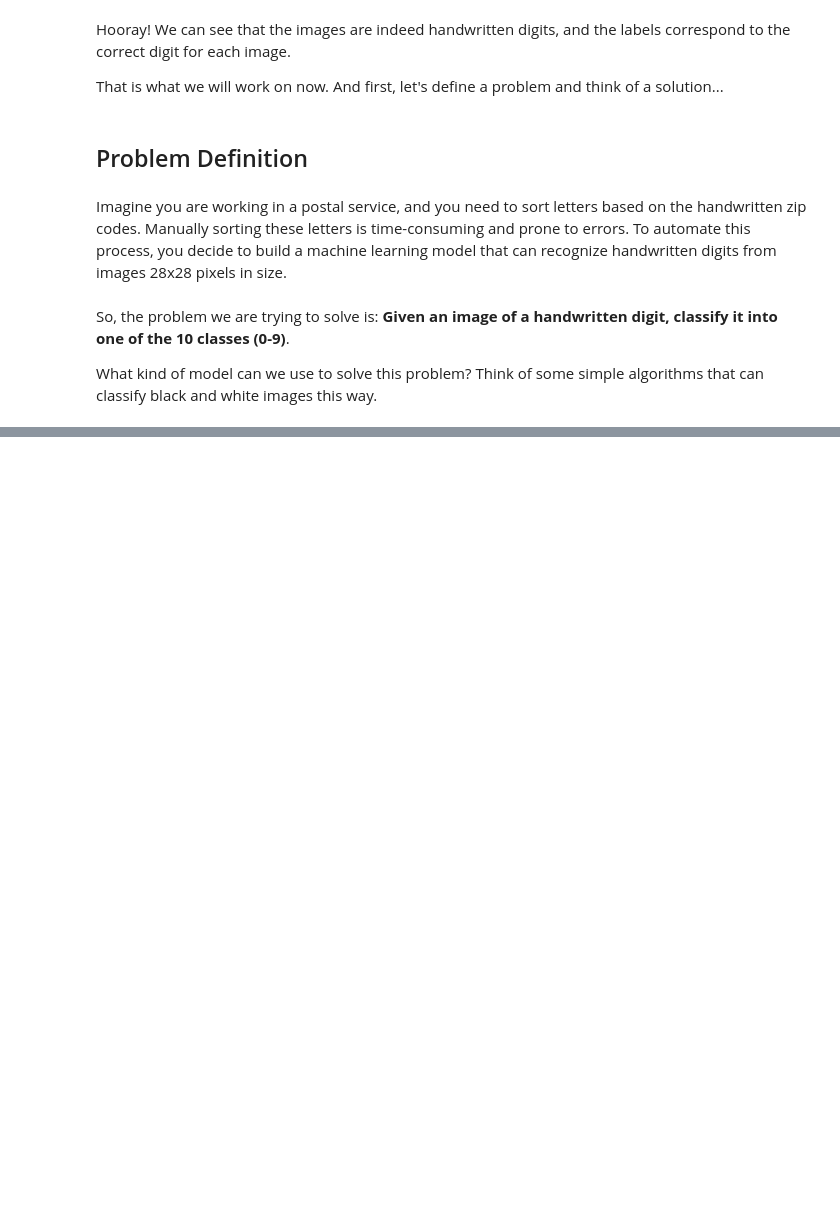
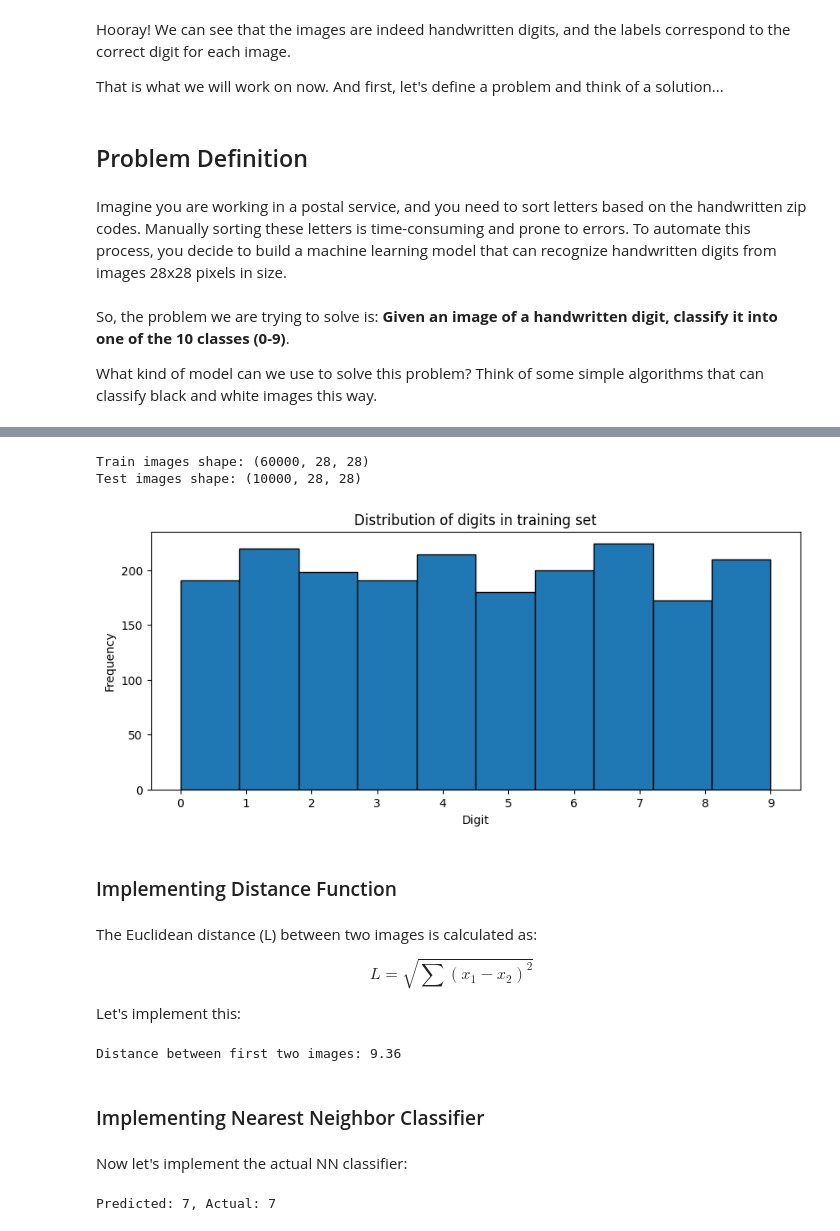
Before and after one commit to sl4shuur/KSE-rocket-science-club, a Jupyter notebook: notebooks/01_first_DL_model.ipynb, the cells around one changed output, grey strips where cells are left out. Cells and saved outputs as stored; diff of their text form; code cells hidden in the pictures; blank space fills up the shorter version.

Commit message:
feat: KNN classifier implementation from scratch

```diff
--- a/notebooks/01_first_DL_model.ipynb
+++ b/notebooks/01_first_DL_model.ipynb
@@ -117,0 +137,43 @@ What kind of model can we use to solve this problem? Think of some simple algori
+# %%
+# Convert dataset to numpy arrays
+train_images = np.array([np.array(sample["image"]) for sample in train_dataset])
+train_labels = np.array([sample["label"] for sample in train_dataset])
+
+test_images = np.array([np.array(sample["image"]) for sample in test_dataset])
+test_labels = np.array([sample["label"] for sample in test_dataset])
+
+# Normalize pixel values to [0, 1] range
+train_images = train_images / 255.0
+test_images = test_images / 255.0
+
+print(f"Train images shape: {train_images.shape}")
+print(f"Test images shape: {test_images.shape}")
+# %% [output]
+Train images shape: (60000, 28, 28)
+Test images shape: (10000, 28, 28)
+# %%
+# Subsample for faster experimentation
+train_images_small = train_images[:2000]
+train_labels_small = train_labels[:2000]
+
+test_images_small = test_images[:1000]
+test_labels_small = test_labels[:1000]
+# %%
+# Check class distribution
+plt.figure(figsize=(10, 4))
+plt.hist(train_labels_small, bins=10, edgecolor="black")
+plt.xlabel("Digit")
+plt.ylabel("Frequency")
+plt.title("Distribution of digits in training set")
+plt.xticks(range(10))
+plt.show()
+# %% [output]
+[figure, added]
+# %% [markdown]
+### Implementing Distance Function
+# %% [markdown]
+The Euclidean distance (L) between two images is calculated as:
+
+$$L = \sqrt{\sum{(x_1 - x_2)^2}}$$
+
+Let's implement this:
@@ -117,0 +193,10 @@ What kind of model can we use to solve this problem? Think of some simple algori
+# %%
+# Test the distance function
+dist_same = euclidean_distance(train_images_small[0], train_images_small[1])
+print(f"Distance between first two images: {dist_same:.2f}")
+# %% [output]
+Distance between first two images: 9.36
+# %% [markdown]
+### Implementing Nearest Neighbor Classifier
+# %% [markdown]
+Now let's implement the actual NN classifier:
@@ -117,0 +226,9 @@ What kind of model can we use to solve this problem? Think of some simple algori
+# %%
+# Test on a single image
+test_image = test_images_small[0]
+predicted = classify_nn(test_image, train_images_small, train_labels_small)
+actual = test_labels_small[0]
+
+print(f"Predicted: {predicted}, Actual: {actual}")
+# %% [output]
+Predicted: 7, Actual: 7
```
Also changed, not shown: parts of 19 cells of this notebook.
